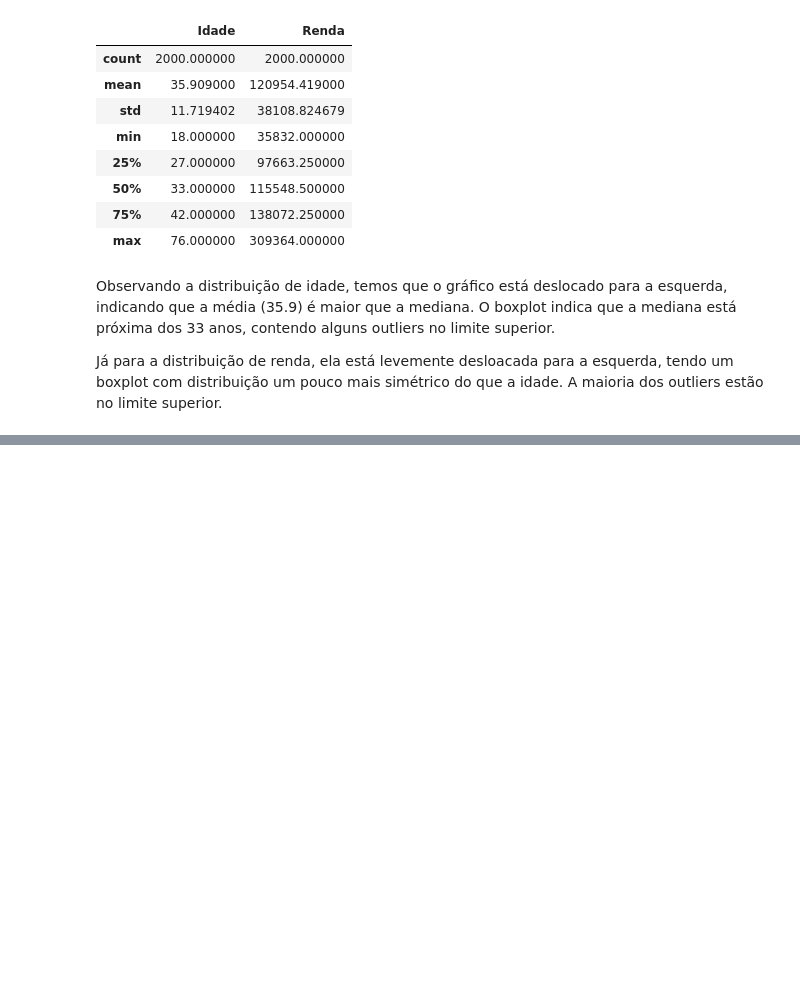
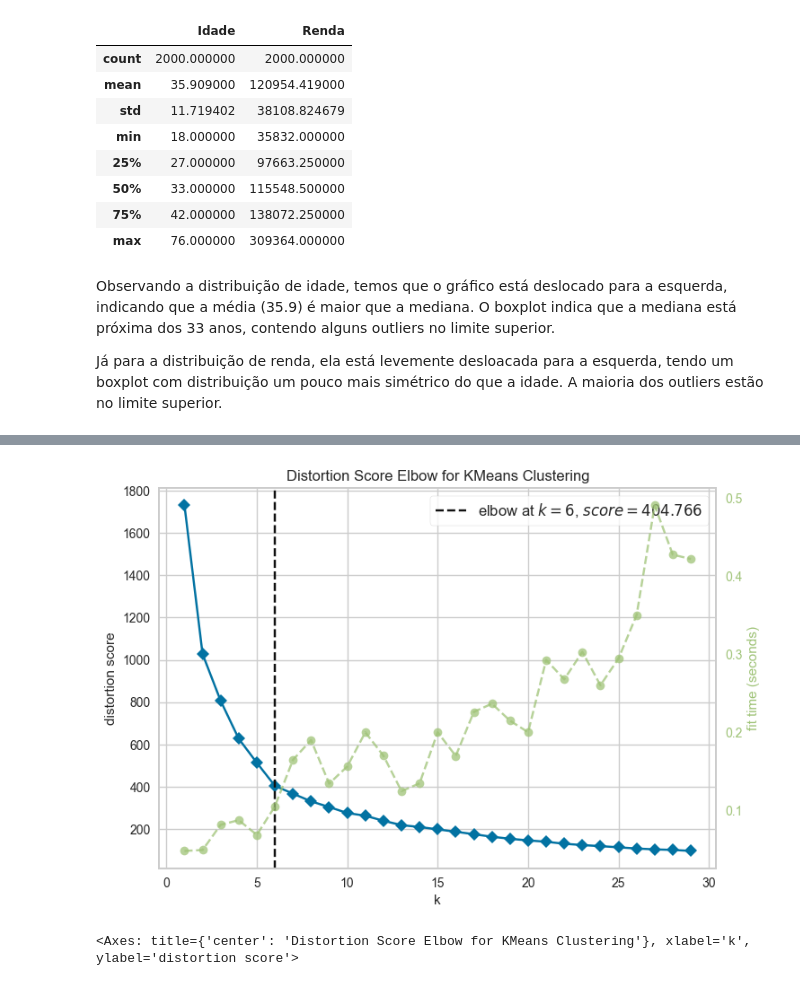
Before and after one commit to manusaleal/customer_clustering, a Jupyter notebook: notebook.ipynb, the cells around one changed output, grey strips where cells are left out. Saved outputs shown, nothing was run; the diff lists cells and outputs as text; code cells hidden in the pictures; blank space fills up the shorter version.

```diff
--- a/notebook.ipynb
+++ b/notebook.ipynb
@@ -224,0 +243,15 @@ Já para a distribuição de renda, ela está levemente desloacada para a esquer
+# %%
+df.drop('ID', axis=1, inplace=True)
+# %%
+# Definindo valor de K (Kmeans)
+scaler_minmax = MinMaxScaler()
+data_minmax = scaler_minmax.fit_transform(df)
+
+# Método do Cotovelo
+kmeans = KMeans()
+visualizer = KElbowVisualizer(kmeans, k = (1, 30))
+visualizer.fit(data_minmax)
+visualizer.show()
+# %% [output]
+[figure, added]
+<Axes: title={'center': 'Distortion Score Elbow for KMeans Clustering'}, xlabel='k', ylabel='distortion score'>
```
Also changed, not shown: parts of 12 cells of this notebook.
